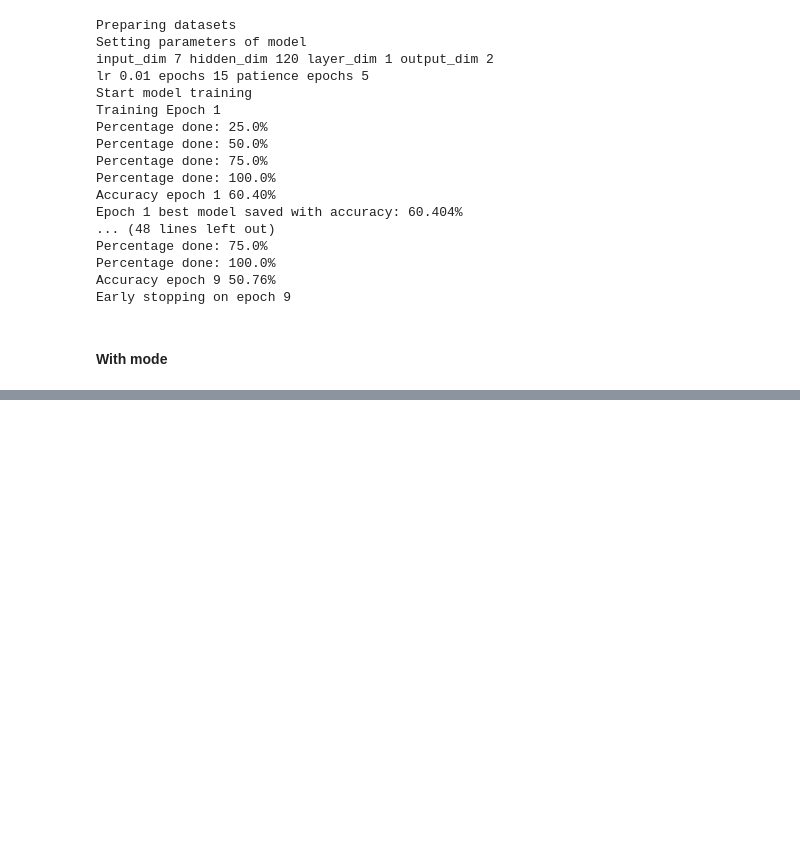
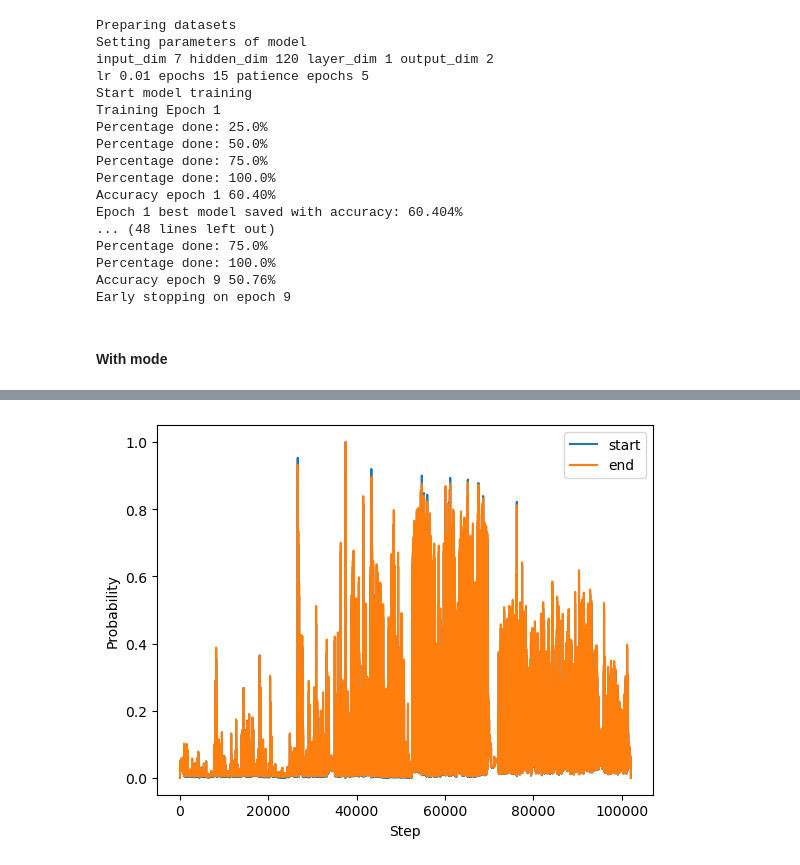
Before and after one commit to kickingitoscu/ANN_Project, a Jupyter notebook: Step_analysis_preprocess.ipynb, the cells around one changed output, grey strips where cells are left out. Saved outputs shown, nothing was run; the diff lists cells and outputs as text; code cells hidden in the pictures; blank space fills up the shorter version.

```diff
--- a/Step_analysis_preprocess.ipynb
+++ b/Step_analysis_preprocess.ipynb
@@ -2492,0 +4099,20 @@ for epoch in range(1, n_epochs + 1):
+# %%
+file = 'data_2lstms_just_acc_better_recall_preprocessedoutput.csv'
+dataframe = pd.read_csv(file)
+array = dataframe.to_numpy()
+
+fig, ax = plt.subplots(1)
+component1 = array[:,1]
+component2 = array[:,2]
+
+# Assuming your columns are named 'col1', 'col2', ..., 'col6'
+ax.plot(component1[:], label='start')
+ax.plot(component2[:], label='end')
+
+ax.set_xlabel('Step')
+ax.set_ylabel('Probability')
+ax.legend()
+
+plt.show()
+# %% [output]
+[figure, added]
```
Also changed, not shown: parts of 50 cells of this notebook, 20 other files.
